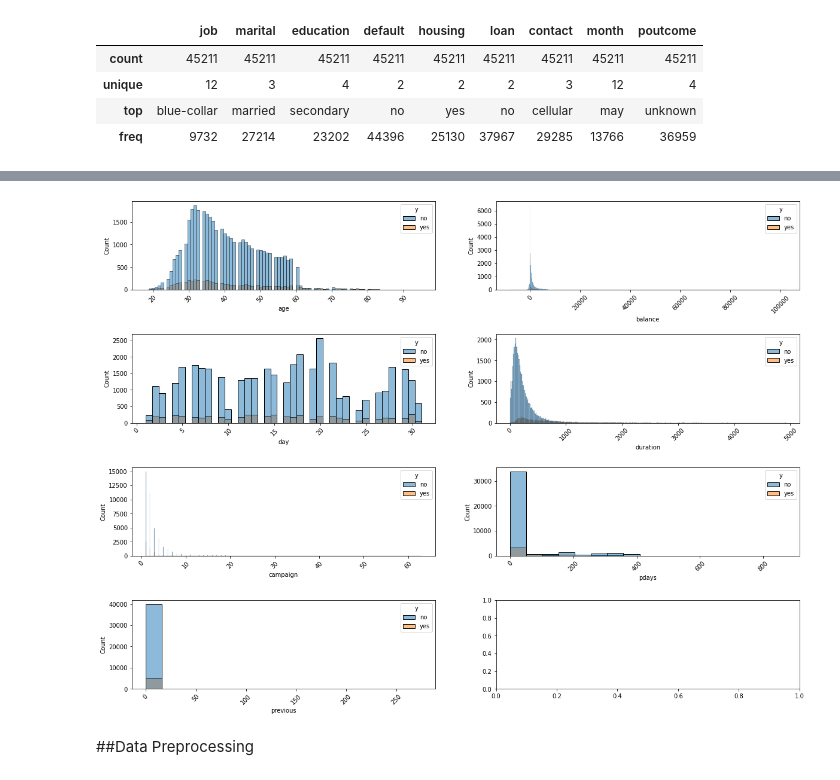
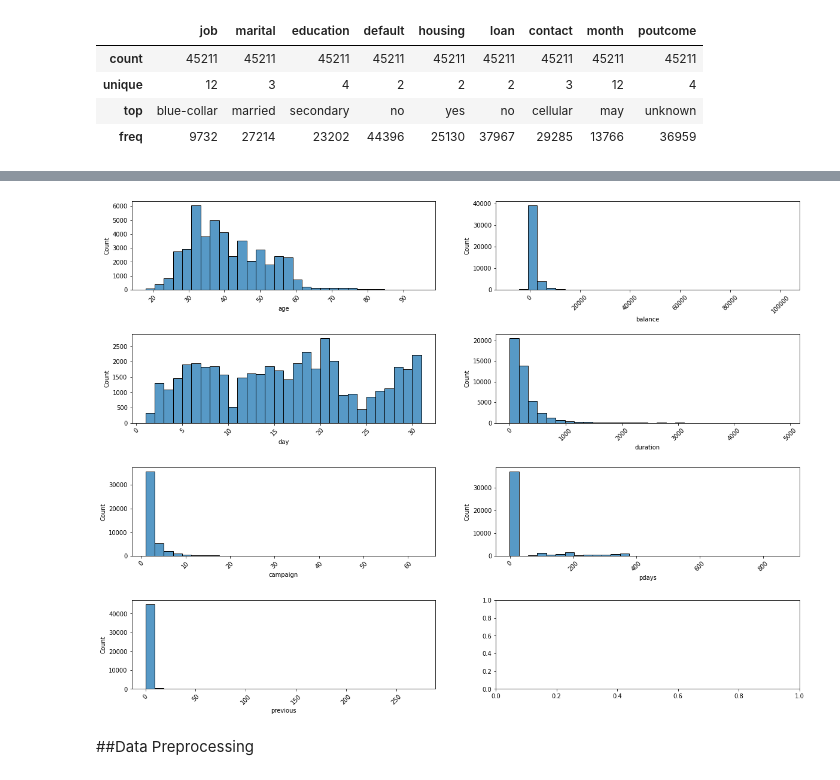
Before and after one commit to gigihsantoso/deeplearning---fintech, a Jupyter notebook: Deep_Learning_Fintech.ipynb, the cells around one changed output, grey strips where cells are left out. Cells and saved outputs as stored; diff of their text form; code cells hidden in the pictures.

```diff
--- a/Deep_Learning_Fintech.ipynb
+++ b/Deep_Learning_Fintech.ipynb
@@ -240,7 +242,7 @@ category_data
 # %%
 fig, ax = plt.subplots(3, 3, figsize=(20,15))
 for col,i in zip(category_data.columns, ax.flatten()):
-  g = sns.countplot(x=col, hue="y", data=dataset_train, ax=i)
+  g = sns.countplot(x=col, data=dataset_train, ax=i)
   g.tick_params(axis="x", rotation=45)
 plt.subplots_adjust(hspace=0.5)
 plt.show()
@@ -249,12 +251,12 @@ plt.show()
 # %%
 fig, ax = plt.subplots(4, 2, figsize=(20,15))
 for col,i in zip(numeric_data.columns, ax.flatten()):
-  g = sns.histplot(x=col, hue="y", data=dataset_train, ax=i)
+  g = sns.histplot(x=col, data=dataset_train, ax=i, bins=30)
   g.tick_params(axis="x", rotation=45)
 plt.subplots_adjust(hspace=0.5)
 plt.show()
 # %% [output]
-[figure, old version]
+[figure, new version]
 # %% [markdown]
 ##Data Preprocessing
 # %% [markdown]
```
Also changed, not shown: parts of 3 cells of this notebook.
